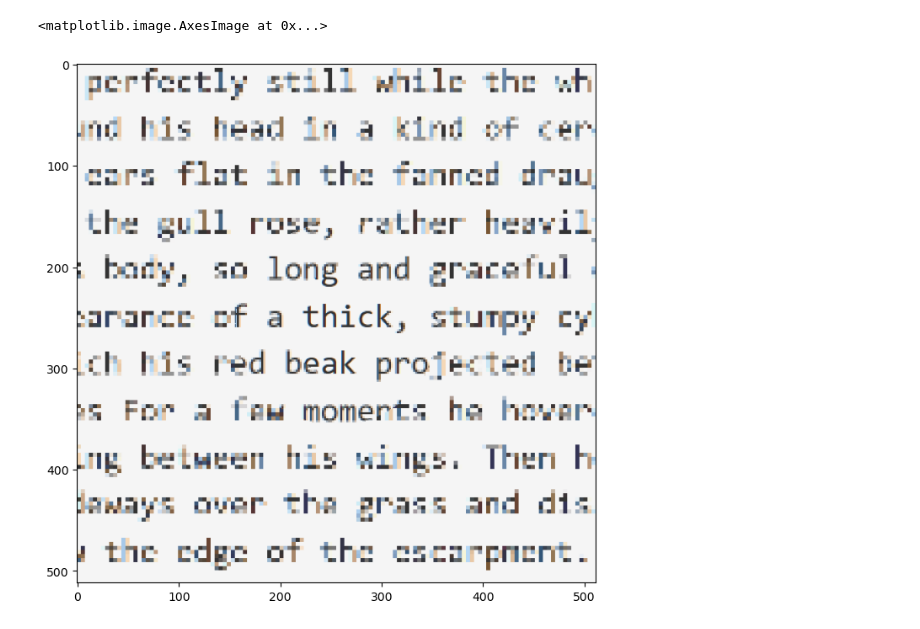
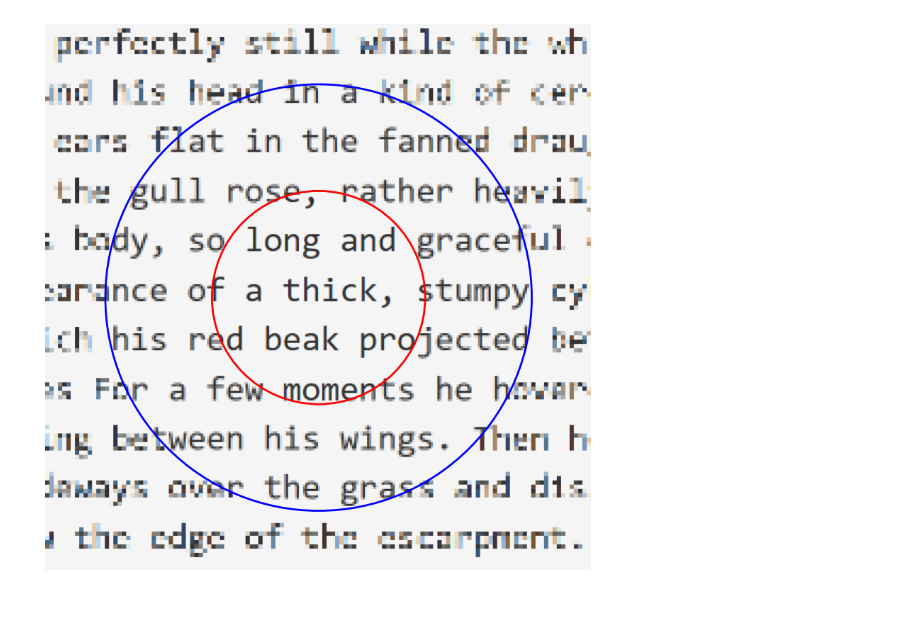
Before and after one commit to lilinitsy/FoveatedImageStatisticsPlayground, a Jupyter notebook: TextStatisticsPlayground.ipynb, the cells around one changed output. Saved outputs shown, nothing was run; the diff lists cells and outputs as text; code cells hidden in the pictures.

Commit message:
Added visualization and a second method

```diff
--- a/TextStatisticsPlayground.ipynb
+++ b/TextStatisticsPlayground.ipynb
@@ -15,12 +15,8 @@ keehar_plaintext_lab_channels = cv2.split(keehar_plaintext_lab)
 rgb_colours = ('b', 'g', 'r')
 # %%
 center = (keehar_plaintext_rgb.shape[0] // 2, keehar_plaintext_rgb.shape[1] // 2)
-radii = [50, 100]
+radii = (100, 200)
 foveated_keehar_plaintext_rgb = guenter_foveated_rendering_px(keehar_plaintext_rgb, center, radii)
-
-(fig, ax) = plt.subplots(figsize = (8, 8))
-
-ax.imshow(foveated_keehar_plaintext_rgb)
+visualize_foveated_grid_px(foveated_keehar_plaintext_rgb, center, radii)
 # %% [output]
-<matplotlib.image.AxesImage at 0x...>
-[figure, old version]
+[figure, new version]
```
Also changed, not shown: parts of 2 cells of this notebook, 1 other file.
